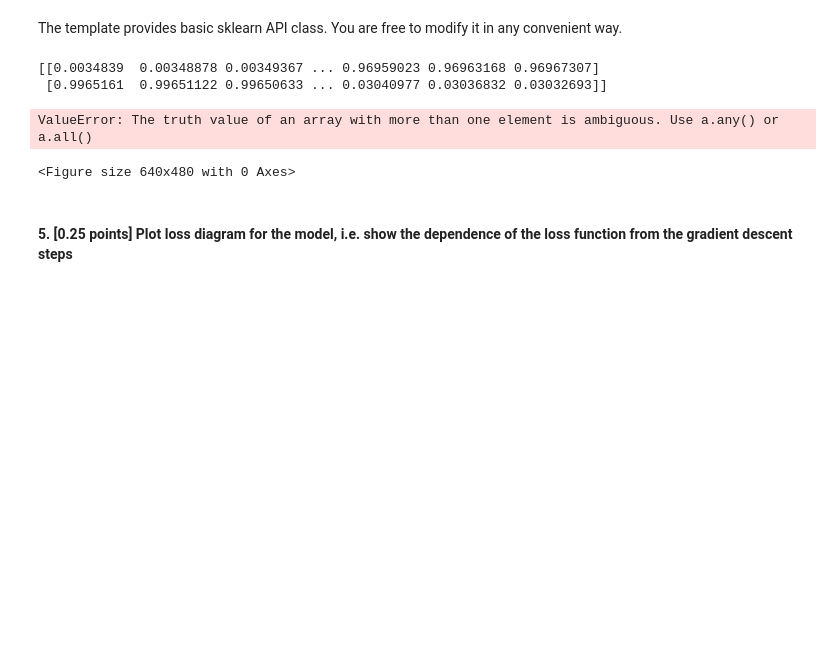
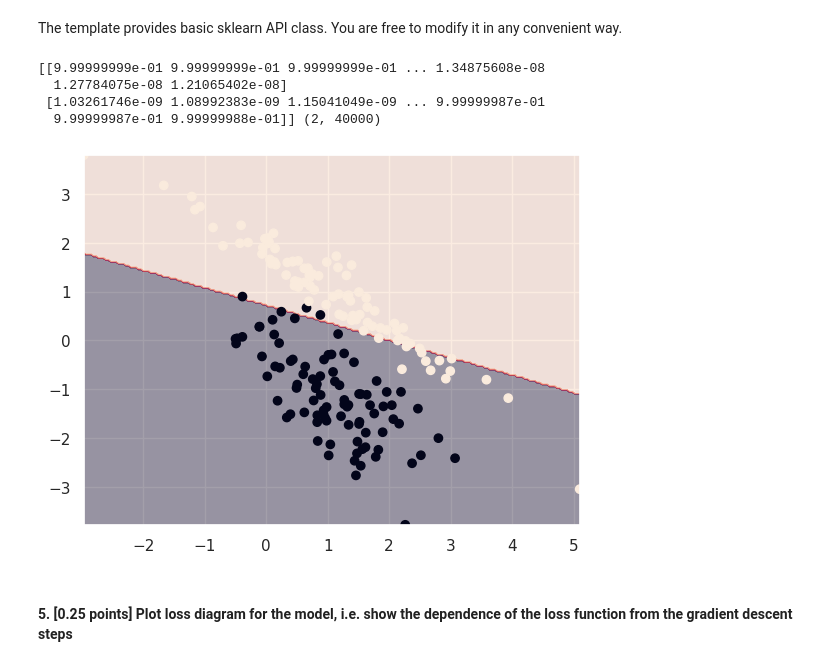
Before and after one commit to riizeron/ml_hse, a Jupyter notebook: hw/hw3/HW3.ipynb, the cells around one changed output. Drawn from its saved outputs; the diff is of its cells as text; code cells hidden in the pictures; blank space fills up the shorter version.

```diff
--- a/hw/hw3/HW3.ipynb
+++ b/hw/hw3/HW3.ipynb
@@ -62,8 +62,7 @@ $\frac{\delta L}{\delta w_0} = -\frac{1}{N}\sum_{i=1}^{N}\frac{y_i}{1 + \exp{(y_
 #### 2. [0.25 points] Implement the Elastic Net loss (as a function)
 # %%
 def loss(X, y, w: List[float], w0: float, gamma=1., beta=1.) -> float:
-
-    return np.mean(np.log(1 + np.exp(-np.dot(y, np.dot(X, w) + w0))), axis=1) + gamma * np.sum(np.abs(w)) + beta * np.sum(np.square(w))
+    return np.mean(np.log(1 + np.exp(-y * np.dot(X, w) + w0)), axis=0) + gamma * np.sum(np.abs(w)) + beta * np.sum(np.square(w))
 # %% [markdown]
 #### 3. [0.25 points] Implement the gradient (as a function)
 # %%
@@ -138,14 +134,14 @@ class Logit(BaseEstimator, ClassifierMixin):
         losses = []
 
         for iter_num in range(self.max_iter):
-            # z = sigmoid(logit(X_train, self.w))
-            # grad = np.dot(X_train.T, (z - y)) / len(y)
+            #print(f"asdasd - {iter_num}")
             grad_w, grad_w0 = get_grad(X, y, self.w, self.w0, self.gamma, self.beta)
-            if np.mean(grad_w) <= self.tolerance:
+            # print(np.mean(grad_w))
+            if np.abs(np.mean(grad_w)) < self.tolerance:
                 return losses
 
-            self.w -= grad_w * lr
-            self.w0 -= grad_w0 * lr
+            self.w -= grad_w * self.learning_rate
+            self.w0 -= grad_w0 * self.learning_rate
 
             losses.append(loss(X, y, self.w, self.w0, self.gamma, self.beta))
 
@@ -155,8 +151,9 @@ class Logit(BaseEstimator, ClassifierMixin):
         # return vector of predicted labels for each object from X
         # your code here
         pred = self.predict_proba(X)
-        print(pred)
-        return pred[0] > 0.5 or pred[1] < 0.5
+        print(pred, pred.shape)
+        return pred[0] < pred[1]
+
 
     def predict_proba(self, X):
         return np.array([1 / (1 + np.exp(np.dot(X, self.w) + self.w0)),\
@@ -180,14 +177,15 @@ def plot_decision_boundary(model, X, y):
     plt.contourf(x1, x2, ypred, alpha=.4)
     plt.scatter(X[:,0], X[:,1], c=y)
 # %%
-model = Logit(0,0)
+model = Logit(0,0, lr=0.01, max_iter=5000)
 y[y == 0] = -1
-model.fit(X, y)
+losses = model.fit(X, y)
 plot_decision_boundary(model, X, y)
 # %% [output]
-[[0.0034839  0.00348878 0.00349367 ... 0.96959023 0.96963168 0.96967307]
- [0.9965161  0.99651122 0.99650633 ... 0.03040977 0.03036832 0.03032693]]
+[[9.99999999e-01 9.99999999e-01 9.99999999e-01 ... 1.34875608e-08
+  1.27784075e-08 1.21065402e-08]
+ [1.03261746e-09 1.08992383e-09 1.15041049e-09 ... 9.99999987e-01
+  9.99999987e-01 9.99999988e-01]] (2, 40000)
-ValueError: The truth value of an array with more than one element is ambiguous. Use a.any() or a.all()
-<Figure size 640x480 with 0 Axes>
+[figure, added]
 # %% [markdown]
 #### 5. [0.25 points] Plot loss diagram for the model, i.e. show the dependence of the loss function from the gradient descent steps
```
Also changed, not shown: parts of 3 cells of this notebook.
